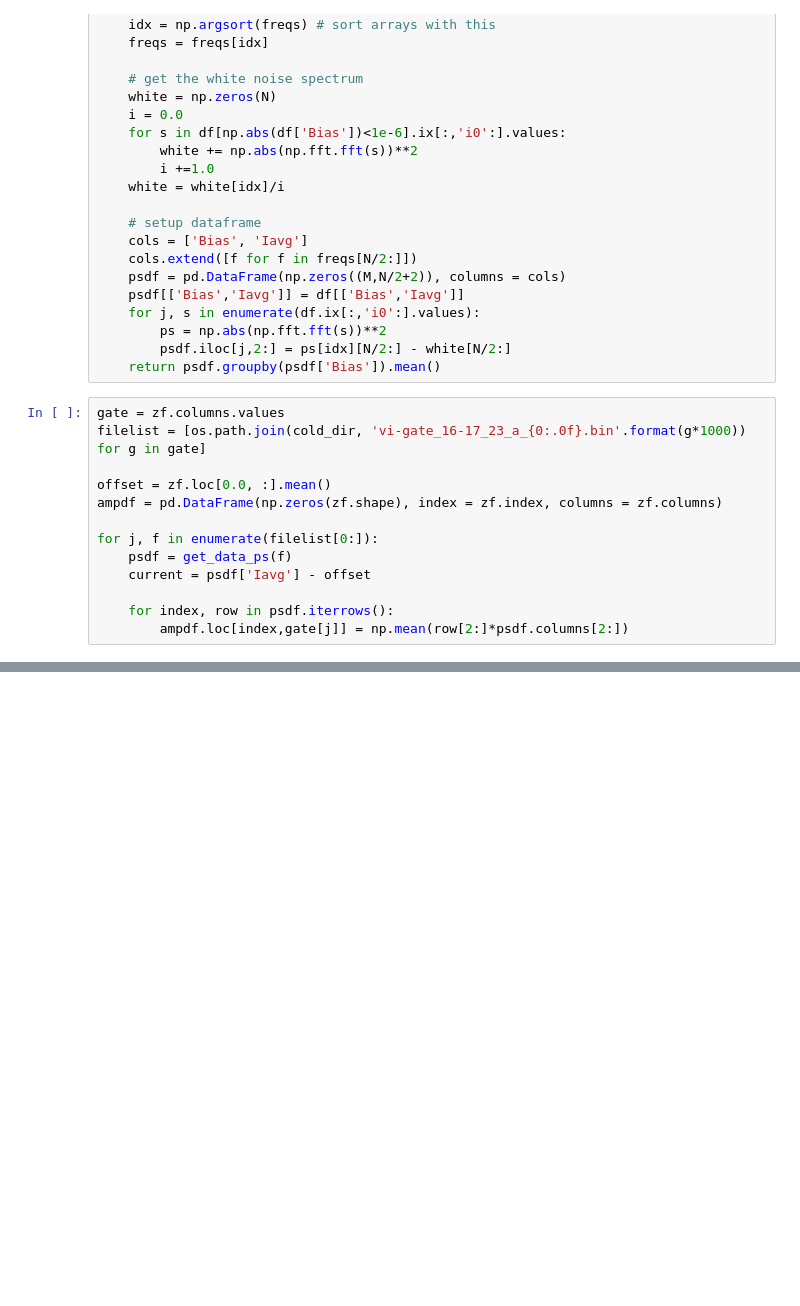
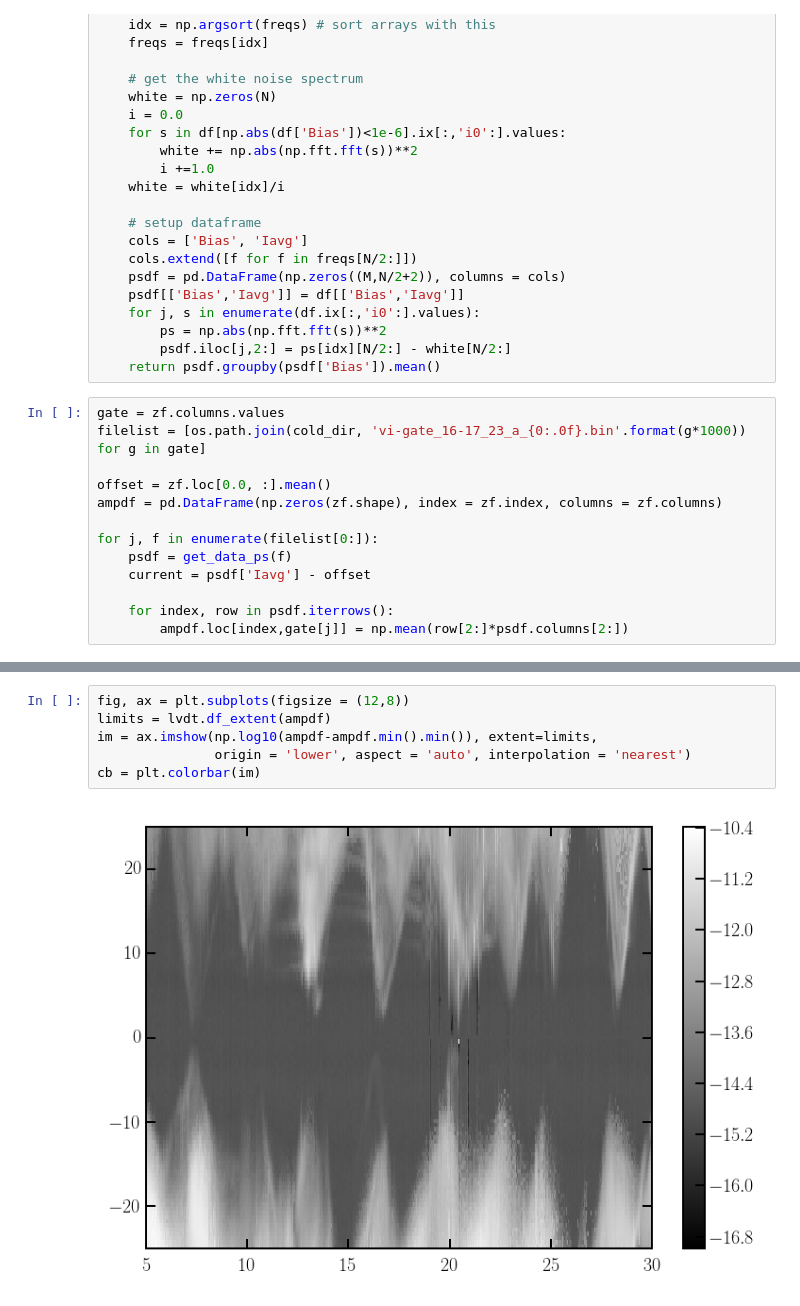
Before and after one commit to nikhartman/notebooks, a Jupyter notebook: resonant_tunneling.ipynb, the cells around one changed output, grey strips where cells are left out. Cells and saved outputs as stored; diff of their text form; blank space fills up the shorter version.

```diff
--- a/resonant_tunneling.ipynb
+++ b/resonant_tunneling.ipynb
@@ -238,0 +242,8 @@ ax3.set_yticklabels([])
+# %%
+fig, ax = plt.subplots(figsize = (12,8))
+limits = lvdt.df_extent(ampdf)
+im = ax.imshow(np.log10(ampdf-ampdf.min().min()), extent=limits,
+               origin = 'lower', aspect = 'auto', interpolation = 'nearest')
+cb = plt.colorbar(im)
+# %% [output]
+[figure, added]
```
Also changed, not shown: parts of 4 cells of this notebook, 2 other files.
